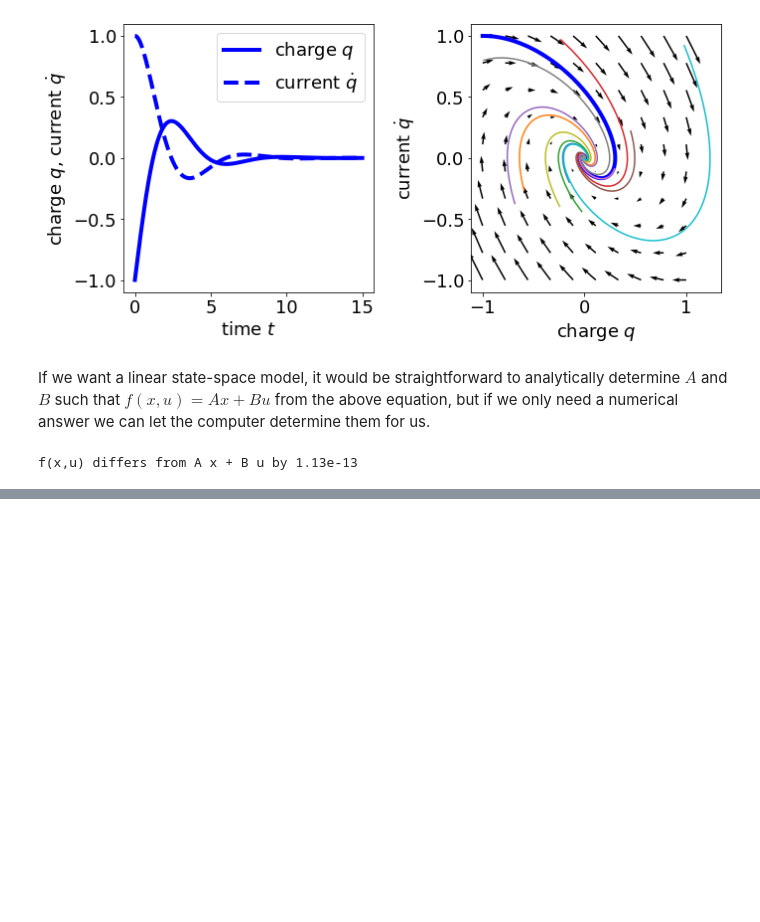
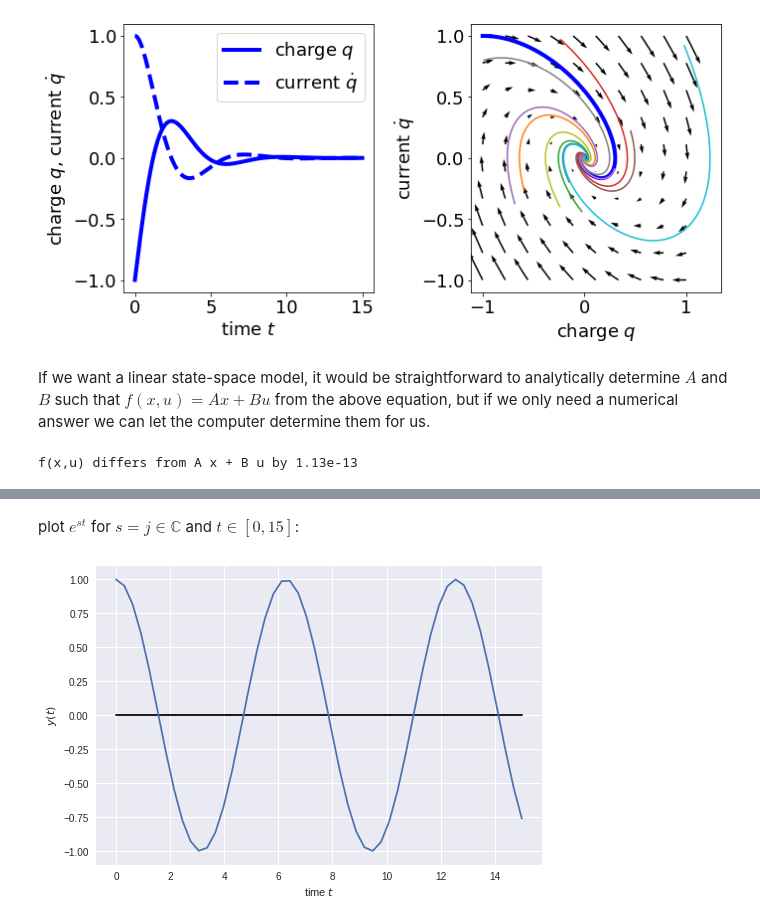
Before and after one commit to sburden/547-21wi, a Jupyter notebook: 547_lec.ipynb, the cells around one changed output, grey strips where cells are left out. Drawn from its saved outputs; the diff is of its cells as text; code cells hidden in the pictures; blank space fills up the shorter version.

```diff
--- a/547_lec.ipynb
+++ b/547_lec.ipynb
@@ -817,0 +870,14 @@ f(x,u) differs from A x + B u by 1.13e-13
+# %% [markdown]
+plot $e^{s t}$ for $s = j\in\mathbb{C}$ and $t\in[0,15]$:
+# %%
+s = 1.j
+
+t = np.linspace(0,15)
+
+plt.plot(t,0.*t,'k')
+plt.plot(t,np.exp(s*t))
+plt.xlabel(r'time $t$')
+plt.ylabel(r'$y(t)$')
+plt.ylim(-1.1,1.1);
+# %% [output]
+[figure, added]
```
Also changed, not shown: parts of 31 cells of this notebook, 1 other file.
